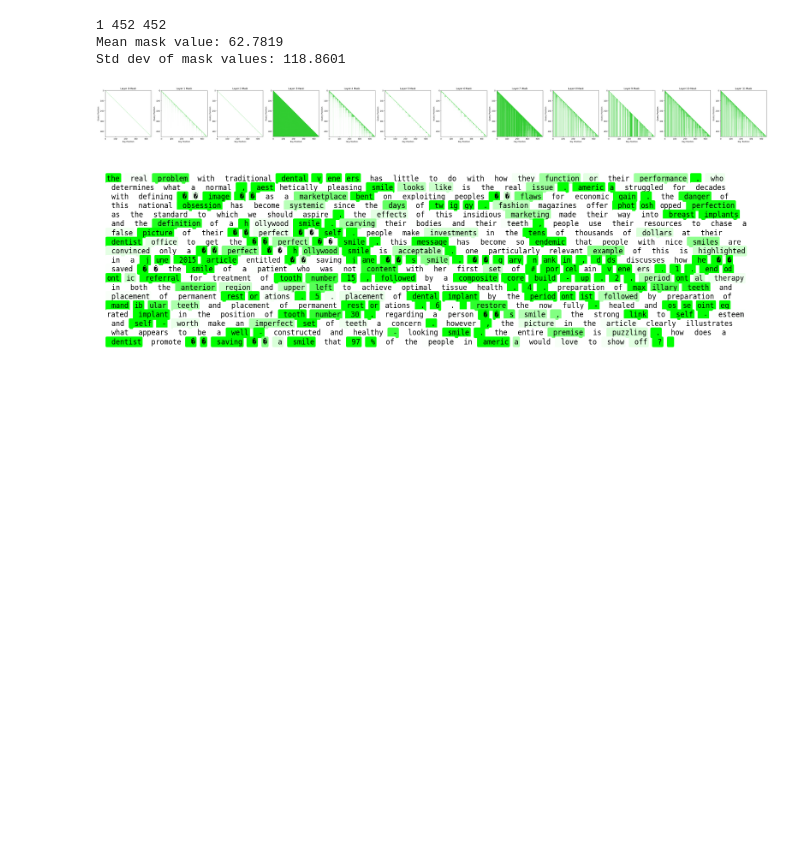
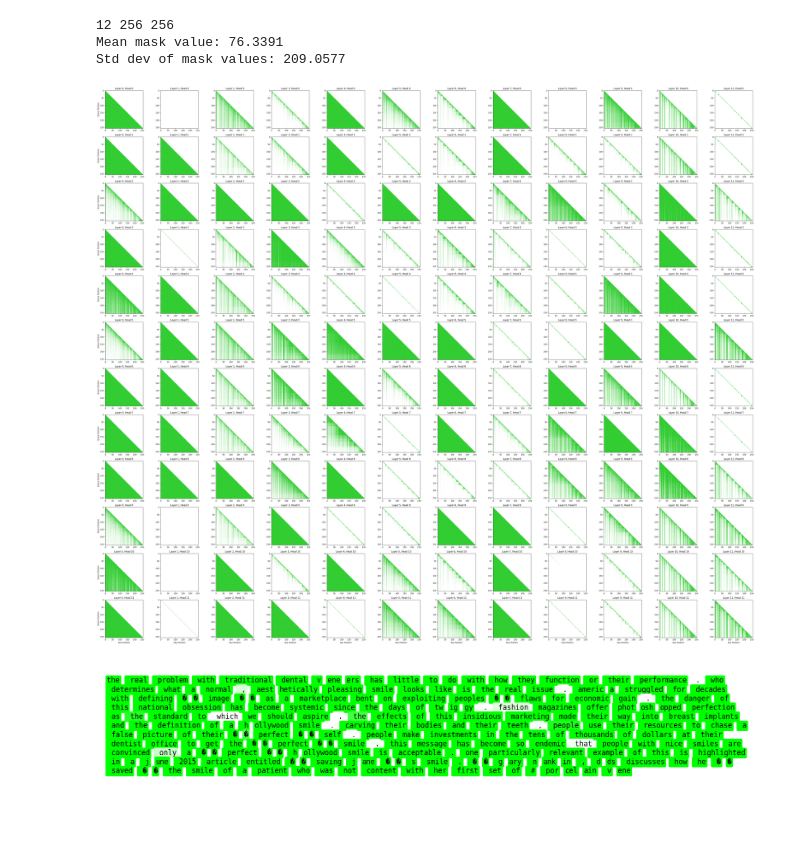
Before and after one commit to andrew-healey/context-compression, a Jupyter notebook: visualize-masks.ipynb, the cells around one changed output. Drawn from its saved outputs; the diff is of its cells as text; code cells hidden in the pictures; blank space fills up the shorter version.

Commit message:
visualize masks for diverse-selection-head models

```diff
--- a/visualize-masks.ipynb
+++ b/visualize-masks.ipynb
@@ -108,47 +126,57 @@ mask = ff_cache[6].squeeze(0)  # Shape: [T,Tp]
 # plt.figure(figsize=(10,10))
 # plt.imshow(-mask, cmap='viridis', aspect='equal')
 # plt.colorbar(label='Mask Value')
 # plt.title('Attention Mask')
 # plt.xlabel('Key Position')
 # plt.ylabel('Query Position')
 # plt.show()
 import numpy as np
 
 # Calculate mean and standard deviation across all layers
 all_masks = np.array([layer_mask[0,0,-1] for layer_mask in ff_cache])
 mean_mask = np.mean(all_masks)
 std_mask = np.std(all_masks)
 print(f"Mean mask value: {mean_mask:.4f}")
 print(f"Std dev of mask values: {std_mask:.4f}")
 
 import matplotlib.colors as mcolors
 
 # Create a custom colormap that goes from white (for 0) to light green (for 3)
 custom_cmap = mcolors.LinearSegmentedColormap.from_list("custom_white_lightgreen", ["white", "limegreen"])
 
 # Use this colormap when displaying the mask, with vmin=0 and vmax=3
 
 # # Optionally plot masks from all layers
-fig, axes = plt.subplots(1, len(ff_cache), figsize=(4*len(ff_cache),10))
-for i, layer_mask in enumerate(ff_cache):
-    mask = layer_mask[0,0]  # Take first batch
+n_layers = len(ff_cache)
+n_heads = 12  # Now we have 12 heads per layer
+fig, axes = plt.subplots(n_heads, n_layers, figsize=(4*n_layers, 10*n_heads/3))
 
-    is_kept_mask = torch.ones_like(torch.tensor(mask))
-    is_kept_mask[torch.triu(torch.ones_like(torch.tensor(mask))) == 1] = 0
-    is_kept_mask *= torch.exp(-1 * torch.tensor(mask))
+for layer_idx, layer_mask in enumerate(ff_cache):
+    for head_idx in range(n_heads):
+        mask = layer_mask[0, head_idx]  # Take first batch, head_idx head
 
+        is_kept_mask = torch.ones_like(torch.tensor(mask))
+        is_kept_mask[torch.triu(torch.ones_like(torch.tensor(mask))) == 1] = 0
+        is_kept_mask *= torch.exp(-1 * torch.tensor(mask))
 
-    axes[i].imshow(is_kept_mask, cmap=custom_cmap, aspect='equal')
-    axes[i].set_title(f'Layer {i} Mask')
-    axes[i].set_xlabel('Key Position')
-    axes[i].set_ylabel('Query Position')
+        axes[head_idx, layer_idx].imshow(is_kept_mask, cmap=custom_cmap, aspect='equal')
+        axes[head_idx, layer_idx].set_title(f'Layer {layer_idx}, Head {head_idx}')
+
+        # Only add x-labels for the bottom row
+        if head_idx == n_heads - 1:
+            axes[head_idx, layer_idx].set_xlabel('Key Position')
+
+        # Only add y-labels for the leftmost column
+        if layer_idx == 0:
+            axes[head_idx, layer_idx].set_ylabel('Query Position')
+
 plt.tight_layout()
 plt.show()
 # %% [output]
-1 452 452
-Mean mask value: 62.7819
-Std dev of mask values: 118.8601
+12 256 256
+Mean mask value: 76.3391
+Std dev of mask values: 209.0577
-[figure, old version]
+[figure, new version]
 # %%
 import textwrap
 import matplotlib.pyplot as plt
@@ -199,4 +227,4 @@ for token, score in tokens_with_scores:
 # plt.savefig("model_input.png", bbox_inches="tight")
 plt.show()
 # %% [output]
-[figure, old version]
+[figure, new version]
```
Also changed, not shown: parts of 2 cells of this notebook, 1 other file.
